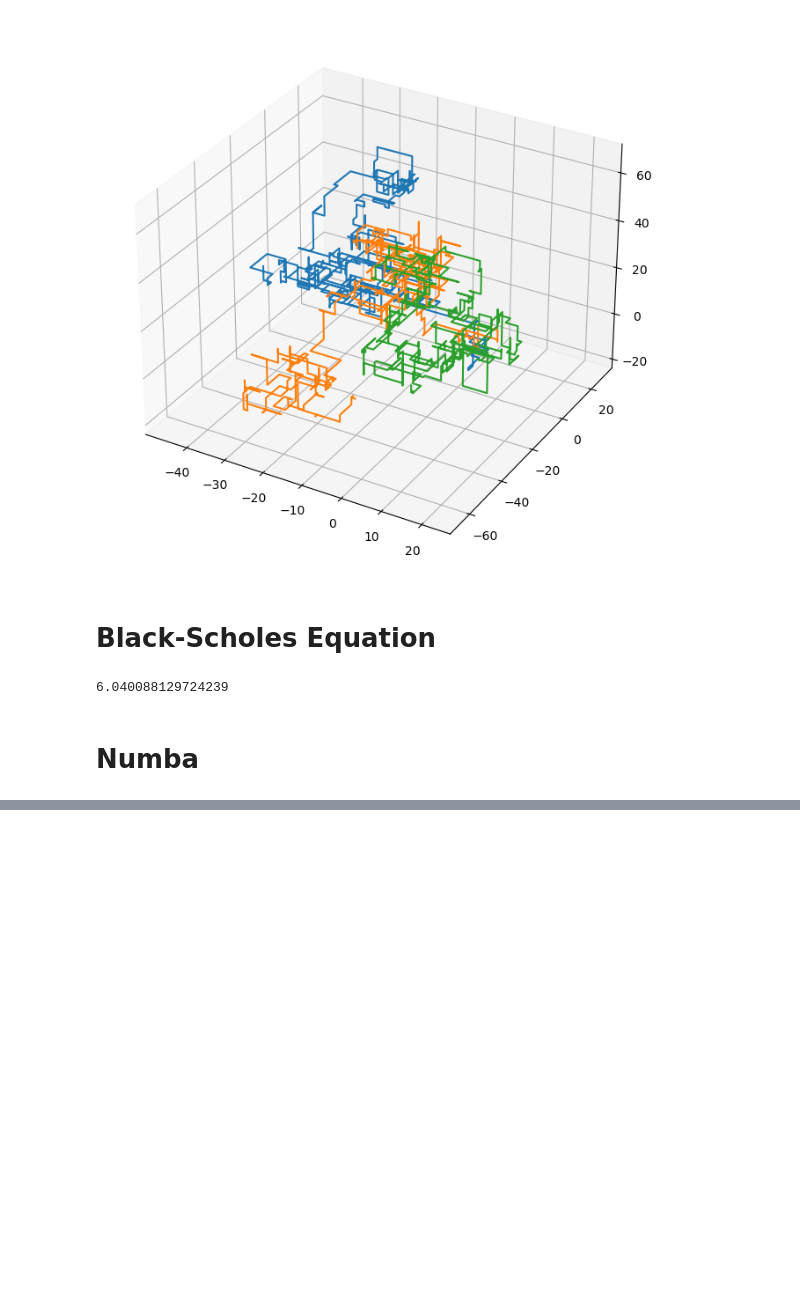
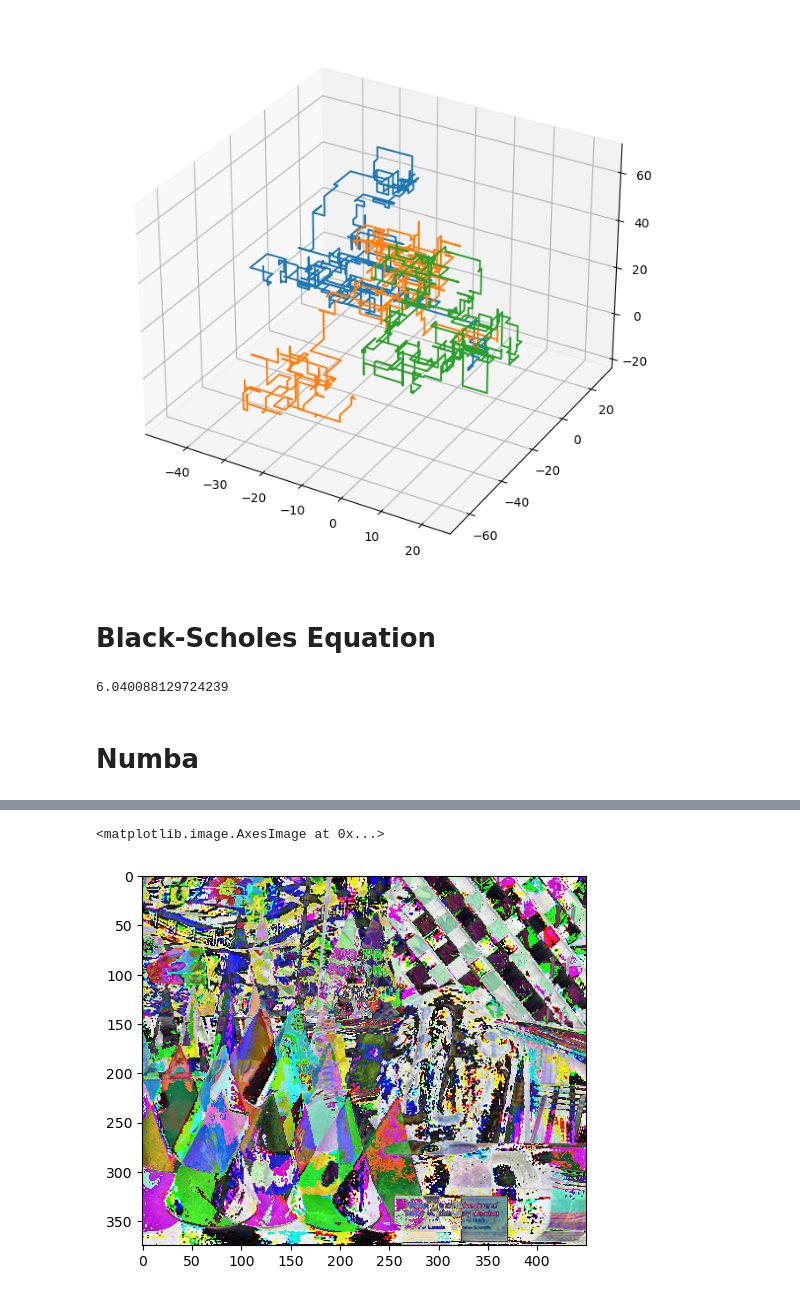
Before and after one commit to MinwooKim1990/Dictionary, a Jupyter notebook: Python_Math_Dic.ipynb, the cells around one changed output, grey strips where cells are left out. Cells and saved outputs as stored; diff of their text form; code cells hidden in the pictures; blank space fills up the shorter version.

```diff
--- a/Python_Math_Dic.ipynb
+++ b/Python_Math_Dic.ipynb
@@ -534,0 +813,9 @@ Time:  3.739586292009335
+# %%
+left = cv2.imread('img/left.png')
+left = cv2.cvtColor(left, cv2.COLOR_BGR2RGB)
+right = cv2.imread('img/right.png')
+right = cv2.cvtColor(right, cv2.COLOR_BGR2RGB)
+plt.imshow(left-right)
+# %% [output]
+<matplotlib.image.AxesImage at 0x...>
+[figure, added]
```
Also changed, not shown: parts of 15 cells of this notebook.
